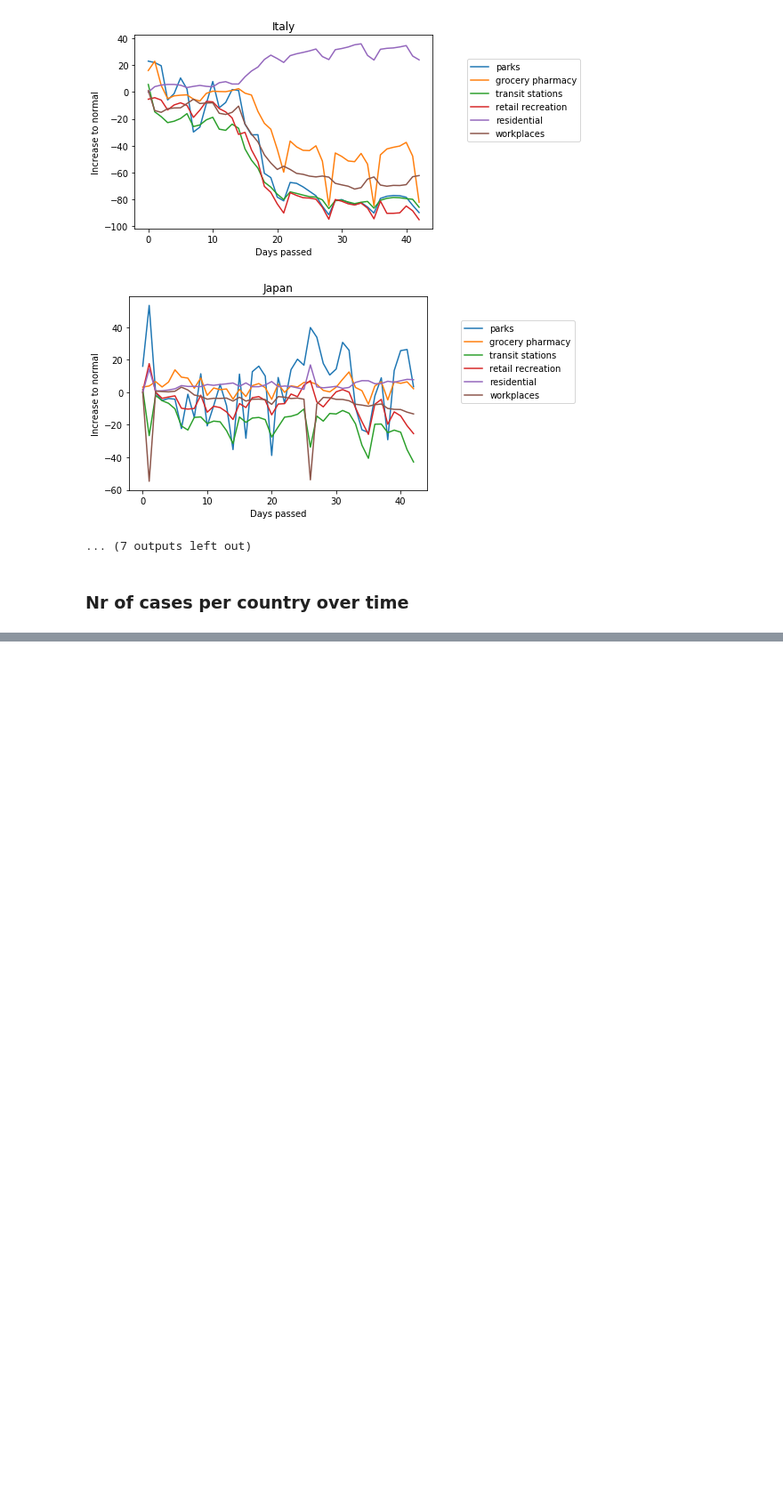
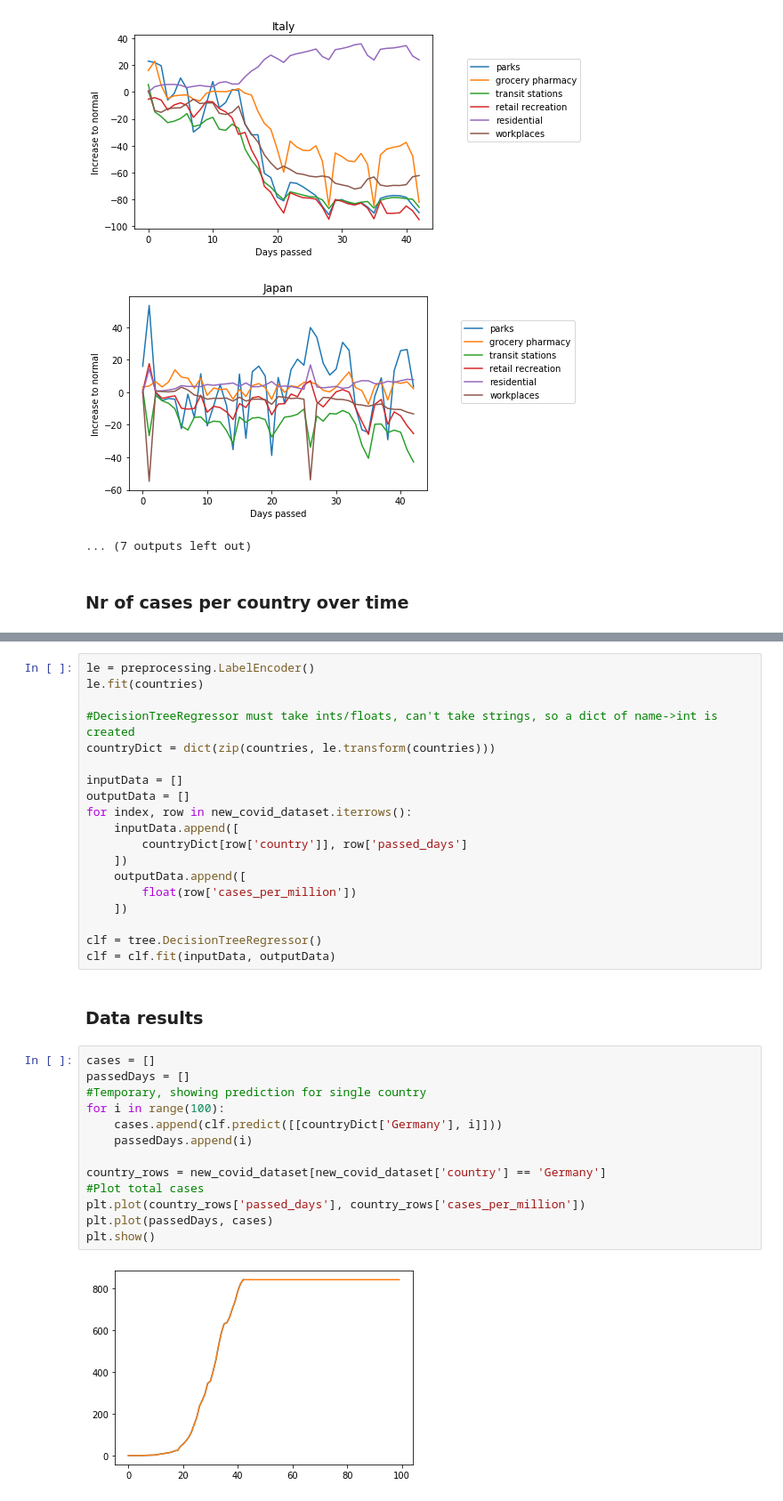
Before and after one commit to anamarisamacedo/FEUP-IART, a Jupyter notebook: TP2/notebook.ipynb, the cells around one changed output, grey strips where cells are left out. Shown at 89% size. Drawn from its saved outputs; the diff is of its cells as text; blank space fills up the shorter version.

```diff
--- a/TP2/notebook.ipynb
+++ b/TP2/notebook.ipynb
@@ -200,0 +216,36 @@ plt.show()
+# %%
+le = preprocessing.LabelEncoder()
+le.fit(countries)
+
+#DecisionTreeRegressor must take ints/floats, can't take strings, so a dict of name->int is created
+countryDict = dict(zip(countries, le.transform(countries)))
+
+inputData = []
+outputData = []
+for index, row in new_covid_dataset.iterrows():
+    inputData.append([
+        countryDict[row['country']], row['passed_days']
+    ])
+    outputData.append([
+        float(row['cases_per_million'])
+    ])
+
+clf = tree.DecisionTreeRegressor()
+clf = clf.fit(inputData, outputData)
+# %% [markdown]
+### Data results
+# %%
+cases = []
+passedDays = []
+#Temporary, showing prediction for single country
+for i in range(100):
+    cases.append(clf.predict([[countryDict['Germany'], i]]))
+    passedDays.append(i)
+
+country_rows = new_covid_dataset[new_covid_dataset['country'] == 'Germany']
+#Plot total cases
+plt.plot(country_rows['passed_days'], country_rows['cases_per_million'])
+plt.plot(passedDays, cases)
+plt.show()
+# %% [output]
+[figure, added]
```
Also changed, not shown: parts of 10 cells of this notebook, 2 other files.
